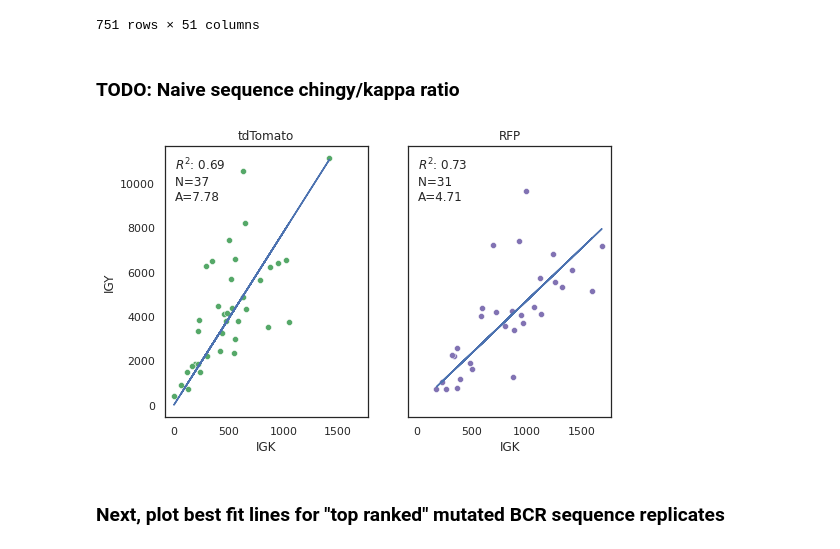
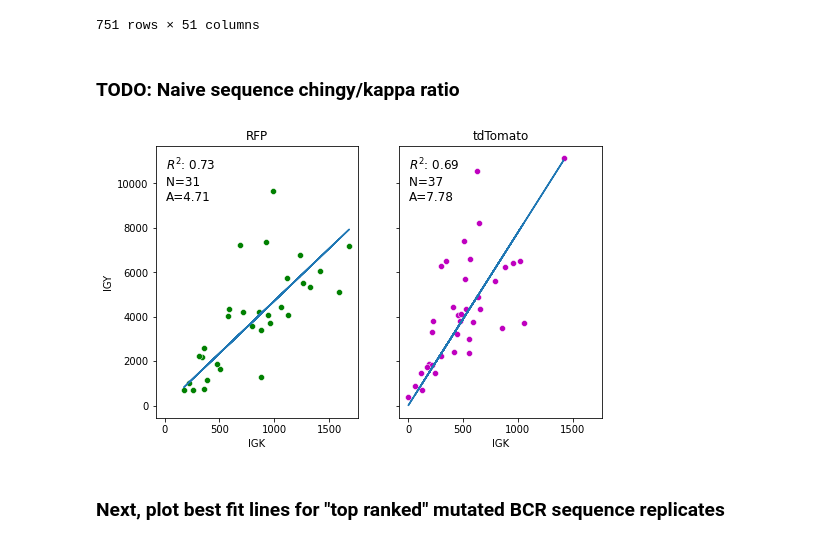
Before and after one commit to jbloomlab/Ab-CGGnaive_DMS, a Jupyter notebook: replay/GC-Index-sorting.ipynb, the cells around one changed output. Saved outputs shown, nothing was run; the diff lists cells and outputs as text; code cells hidden in the pictures.

```diff
--- a/replay/GC-Index-sorting.ipynb
+++ b/replay/GC-Index-sorting.ipynb
@@ -318,44 +318,45 @@ merged_db
 | 749 | 83 | H11 | 211006P12H11HK | 5.0 | RP | 74.0 | GC | 3847.0 | 12.0 | 211006P12H11H | ... |
 | 750 | 83 | H12 | 211006P12H12HK | 5.0 | RP | 74.0 | GC | 3853.0 | 12.0 | 211006P12H12H | ... |
 751 rows × 51 columns
-# %% [markdown]
-### TODO: Naive sequence chingy/kappa ratio
-# %%
-concat_left = pd.read_csv("data/concat_1_PR1left-nonGC-PA_cIgY+_stain.csv")
-concat_right = pd.read_csv("data/concat_1_PR1right-nonGC-PA_cIgY+_stain.csv")
-
-concat_right = concat_right[concat_right.IGK <= 3000]
-fig, ax = plt.subplots(1, 2, figsize = [8, 5], sharex=True, sharey=True)
-title = ["tdTomato", "RFP"]
-# colors = [""]
-naive_slopes = {}
-for i, sorter in enumerate([concat_left, concat_right]):
-    x = sorter.IGK
-    y = sorter.IGY
-    r2 = st.pearsonr(x,y)[0]
-    sns.scatterplot(
-        data=sorter,
-        x="IGK",
-        y="IGY",
-        ax=ax[i],
-        color = colors[i]
-    )
-
-    xa = np.array(x)[:, np.newaxis]
-    a, _, _, _ = np.linalg.lstsq(xa, y, rcond=None)
-    naive_slopes[title[i]] = a[0]
-    ax[i].plot(xa, xa*a)
-
-    ax[i].set_title(title[i])
-    ax[i].annotate(
-        f"$R^{2}$: {round(r2, 2)}\nN={len(x)} \nA={round(a[0], 2)}",
-        xy=[0.05, 0.8],
-        size=12,
-        xycoords="axes fraction"
-    )
-fig.savefig("figures/naive-yk-slope.pdf")
-# %% [output]
-[figure, removed]
+# %% [markdown]
+### TODO: Naive sequence chingy/kappa ratio
+# %%
+concat_left = pd.read_csv("data/concat_1_PR1left-nonGC-PA_cIgY+_stain.csv")
+concat_right = pd.read_csv("data/concat_1_PR1right-nonGC-PA_cIgY+_stain.csv")
+
+concat_right = concat_right[concat_right.IGK <= 3000]
+fig, ax = plt.subplots(1, 2, figsize = [8, 5], sharex=True, sharey=True)
+title = ["RFP", "tdTomato"]
+# colors = [""]
+colors=["g", "m"]
+naive_slopes = {}
+for i, sorter in enumerate([concat_right, concat_left]):
+    x = sorter.IGK
+    y = sorter.IGY
+    r2 = st.pearsonr(x,y)[0]
+    sns.scatterplot(
+        data=sorter,
+        x="IGK",
+        y="IGY",
+        ax=ax[i],
+        color = colors[i]
+    )
+
+    xa = np.array(x)[:, np.newaxis]
+    a, _, _, _ = np.linalg.lstsq(xa, y, rcond=None)
+    naive_slopes[title[i]] = a[0]
+    ax[i].plot(xa, xa*a)
+
+    ax[i].set_title(title[i])
+    ax[i].annotate(
+        f"$R^{2}$: {round(r2, 2)}\nN={len(x)} \nA={round(a[0], 2)}",
+        xy=[0.05, 0.8],
+        size=12,
+        xycoords="axes fraction"
+    )
+fig.savefig("figures/naive-yk-slope.pdf")
+# %% [output]
+[figure, added]
 # %% [markdown]
 ### Next, plot best fit lines for "top ranked" mutated BCR sequence replicates
 # %% [markdown]
```
Also changed, not shown: parts of 39 cells of this notebook, 2 other files.
